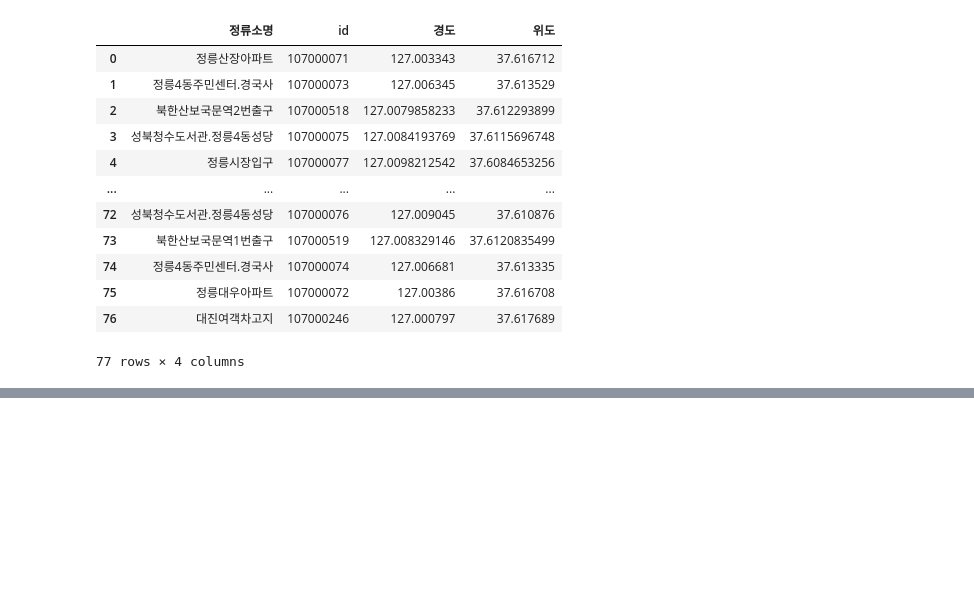
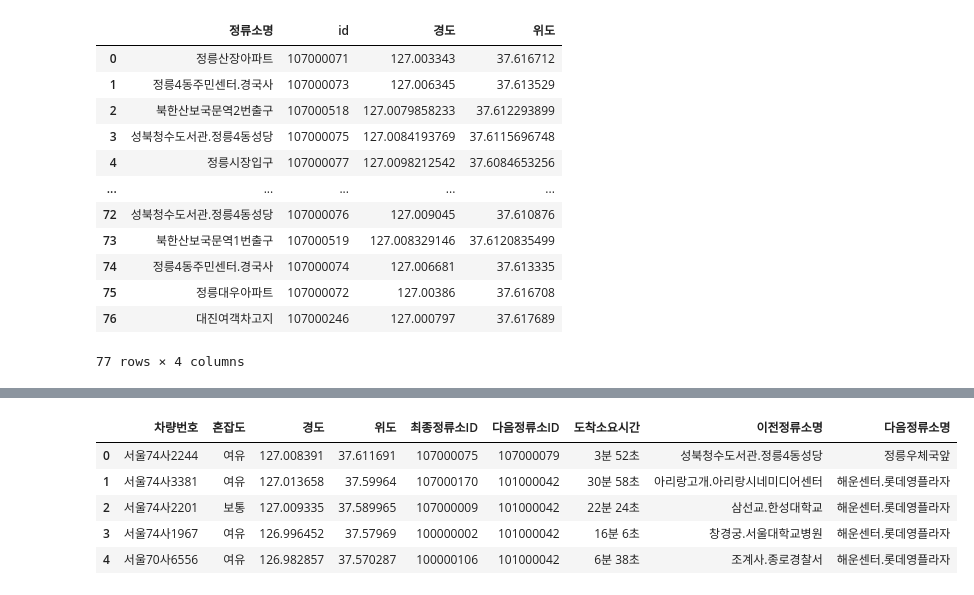
Before and after one commit to Hyo0806/ai, a Jupyter notebook: source/01_python/ch14_웹데이터수집1_정적_공공api.ipynb, the cells around one changed output, grey strips where cells are left out. Drawn from its saved outputs; the diff is of its cells as text; code cells hidden in the pictures; blank space fills up the shorter version.

```diff
--- a/source/01_python/ch14_웹데이터수집1_정적_공공api.ipynb
+++ b/source/01_python/ch14_웹데이터수집1_정적_공공api.ipynb
@@ -1199,0 +1227,9 @@ df_position
+# %%
+df_position = df_position.apply(station_name, axis=1)
+# %% [output]
+|  | 차량번호 | 혼잡도 | 경도 | 위도 | 최종정류소ID | 다음정류소ID | 도착소요시간 | 이전정류소명 | 다음정류소명 |
+| 0 | 서울74사2244 | 여유 | 127.008391 | 37.611691 | 107000075 | 107000079 | 3분 52초 | 성북청수도서관.정릉4동성당 | 정릉우체국앞 |
+| 1 | 서울74사3381 | 여유 | 127.013658 | 37.59964 | 107000170 | 101000042 | 30분 58초 | 아리랑고개.아리랑시네미디어센터 | 해운센터.롯데영플라자 |
+| 2 | 서울74사2201 | 보통 | 127.009335 | 37.589965 | 107000009 | 101000042 | 22분 24초 | 삼선교.한성대학교 | 해운센터.롯데영플라자 |
+| 3 | 서울74사1967 | 여유 | 126.996452 | 37.57969 | 100000002 | 101000042 | 16분 6초 | 창경궁.서울대학교병원 | 해운센터.롯데영플라자 |
+| 4 | 서울70사6556 | 여유 | 126.982857 | 37.570287 | 100000106 | 101000042 | 6분 38초 | 조계사.종로경찰서 | 해운센터.롯데영플라자 |
```
Also changed, not shown: parts of 11 cells of this notebook, 6 other files.
